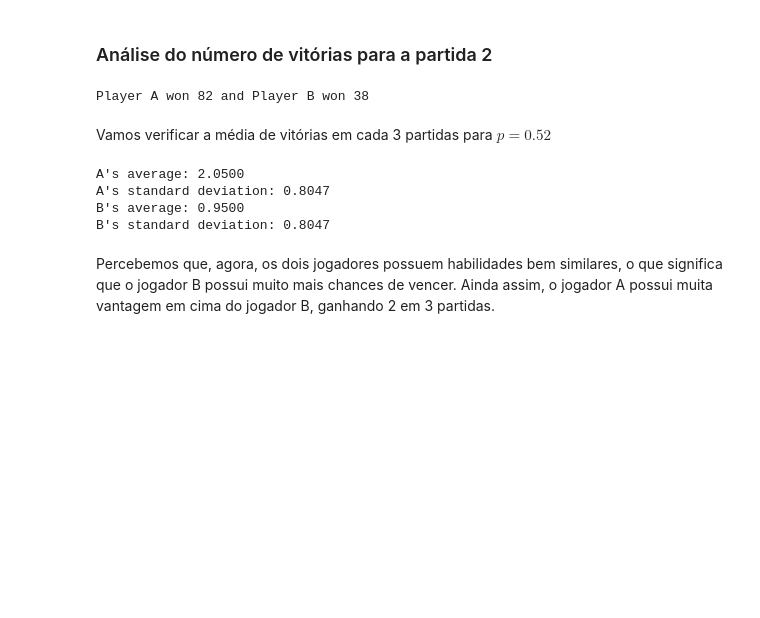
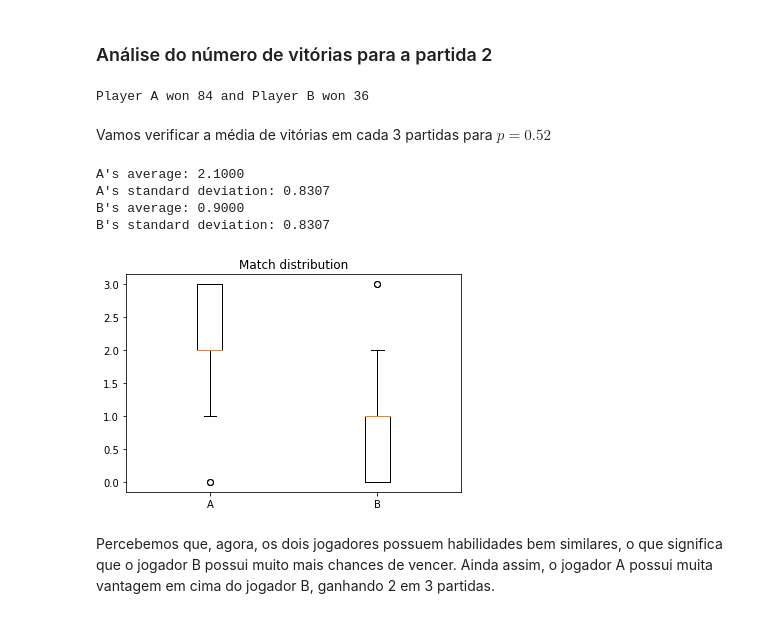
Before and after one commit to Joao-Luz/markov_tennis, a Jupyter notebook: trab.ipynb, the cells around one changed output. Saved outputs shown, nothing was run; the diff lists cells and outputs as text; code cells hidden in the pictures; blank space fills up the shorter version.

```diff
--- a/trab.ipynb
+++ b/trab.ipynb
@@ -241,26 +263,33 @@ B scored 48.14% of the points
 # %%
 n = len(df_2['match'].unique())//3
 
-won_a = np.ndarray(n, dtype=int)
-won_b = np.ndarray(n, dtype=int)
+won_a_2_120 = np.ndarray(n, dtype=int)
+won_b_2_120 = np.ndarray(n, dtype=int)
 
 for i in range(n):
     matches = df_2[df_2['match'].isin([3*i, 3*i+1, 3*i+2])]
-    (won_a[i], won_b[i]) = matches_won(matches)
+    (won_a_2_120[i], won_b_2_120[i]) = matches_won(matches)
 
-print(f'Player A won {np.sum(won_a)} and Player B won {np.sum(won_b)}')
+print(f'Player A won {np.sum(won_a_2_120)} and Player B won {np.sum(won_b_2_120)}')
 # %% [output]
-Player A won 82 and Player B won 38
+Player A won 84 and Player B won 36
 # %% [markdown]
 Vamos verificar a média de vitórias em cada 3 partidas para $p=0.52$
 # %%
-print(f'A\'s average: {np.mean(won_a):.4f}\nA\'s standard deviation: {np.std(won_a):.4f}')
-print(f'B\'s average: {np.mean(won_b):.4f}\nB\'s standard deviation: {np.std(won_b):.4f}')
+print(f'A\'s average: {np.mean(won_a_2_120):.4f}\nA\'s standard deviation: {np.std(won_a_2_120):.4f}')
+print(f'B\'s average: {np.mean(won_b_2_120):.4f}\nB\'s standard deviation: {np.std(won_b_2_120):.4f}')
 # %% [output]
-A's average: 2.0500
-A's standard deviation: 0.8047
-B's average: 0.9500
-B's standard deviation: 0.8047
+A's average: 2.1000
+A's standard deviation: 0.8307
+B's average: 0.9000
+B's standard deviation: 0.8307
+# %%
+fig, ax = plt.subplots()
+
+ax.boxplot([won_a_2_120, won_b_2_120], labels=['A', 'B']);
+ax.set_title('Match distribution');
+# %% [output]
+[figure, added]
 # %% [markdown]
 Percebemos que, agora, os dois jogadores possuem habilidades bem similares, o que significa que o jogador B possui muito mais chances de vencer. Ainda assim, o jogador A possui muita vantagem em cima do jogador B, ganhando 2 em 3 partidas.
 # %% [markdown]
```
Also changed, not shown: parts of 34 cells of this notebook, 1 other file.
